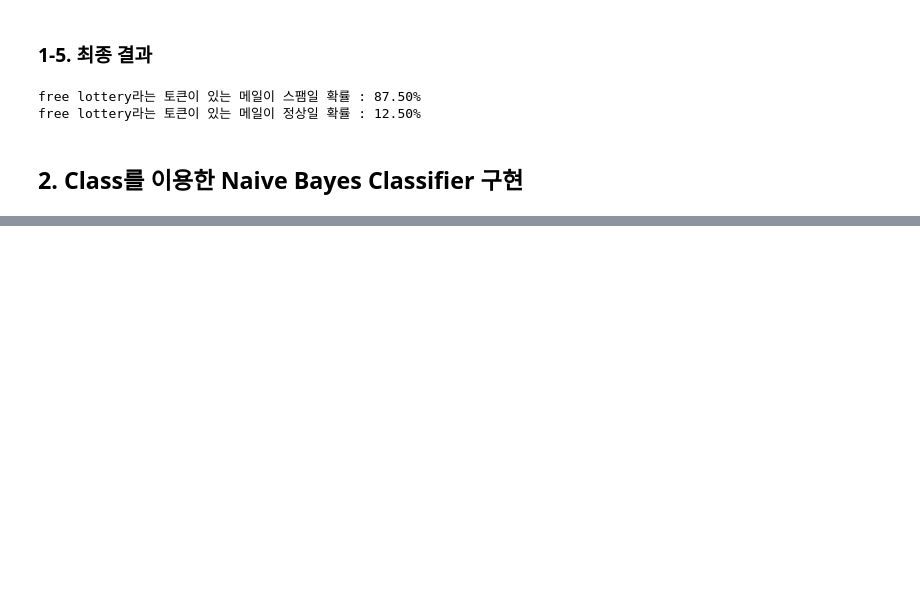
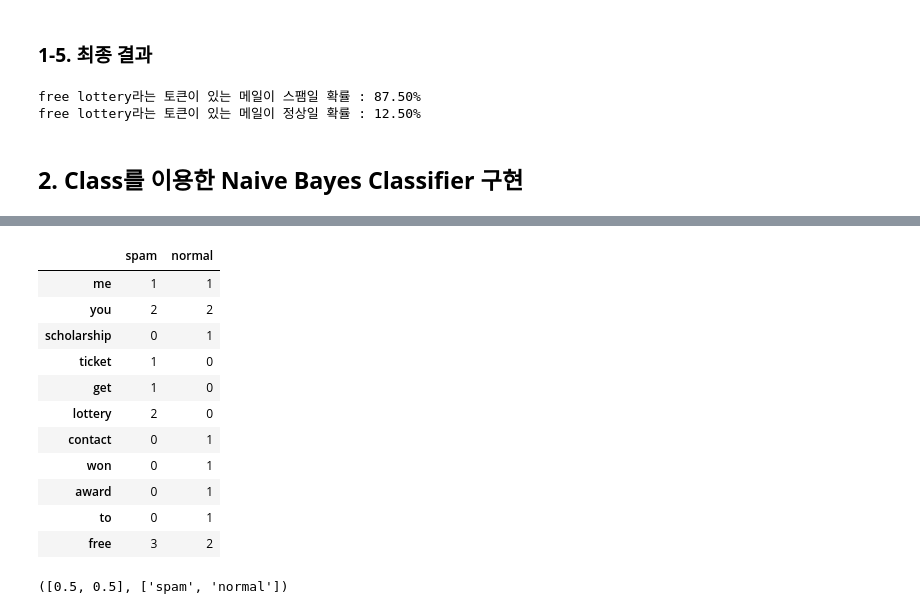
Before and after one commit to Jisang-hwang93/NLP_Class, a Jupyter notebook: 10 Naive Bayes Classifier Practice.ipynb, the cells around one changed output, grey strips where cells are left out. Drawn from its saved outputs; the diff is of its cells as text; code cells hidden in the pictures; blank space fills up the shorter version.

```diff
--- a/10 Naive Bayes Classifier Practice.ipynb
+++ b/10 Naive Bayes Classifier Practice.ipynb
@@ -384,0 +390,16 @@ nbc.run(check)
+# %%
+# 각 문장 토큰화
+lines = []
+tokens = []
+
+for i in range(len(mail)):
+    lines.append(mail[i].split(" "))
+    # 단어 뭉치 생성
+    for word in lines[i]:
+        tokens.append(word)
+tokens = list(set(tokens))
+
+# 메일의 종류
+types = list(set(mail_type))
+
+lines, tokens, types
@@ -384,0 +425,8 @@ nbc.run(check)
+# %%
+# 메일 분류 확인
+import pandas as pd
+
+mail_classify = {"메일" : lines, "분류" : mail_type}
+df = pd.DataFrame(mail_classify)
+
+df
@@ -384,0 +441,45 @@ nbc.run(check)
+# %%
+# 토큰별 분류 카운트
+import numpy as np
+
+type_matrix = []
+
+for tokens_idx in range(len(tokens)):
+    type_count = [0 for a in range(len(types))]
+    for type_idx in range(len(types)):
+        for line_idx, label in enumerate(mail_classify["분류"]):
+            if label == types[type_idx]:
+                if tokens[tokens_idx] in lines[line_idx]:
+                    type_count[type_idx] += lines[line_idx].count(tokens[tokens_idx])
+    type_matrix.append(type_count)
+
+matrix_table = pd.DataFrame(type_matrix, index=tokens, columns=types)
+matrix_table
+# %% [output]
+|  | spam | normal |
+| me | 1 | 1 |
+| you | 2 | 2 |
+| scholarship | 0 | 1 |
+| ticket | 1 | 0 |
+| get | 1 | 0 |
+| lottery | 2 | 0 |
+| contact | 0 | 1 |
+| won | 0 | 1 |
+| award | 0 | 1 |
+| to | 0 | 1 |
+| free | 3 | 2 |
+# %%
+# 사전확률 계산
+prior_prob = []
+
+for type_idx in types:
+    count_type = 0
+    for i in range(len(lines)):
+        if type_idx == mail_classify['분류'][i]:
+            count_type += 1
+
+    prior_prob.append(count_type/len(lines))
+
+prior_prob, types
+# %% [output]
+([0.5, 0.5], ['spam', 'normal'])
```
Also changed, not shown: parts of 31 cells of this notebook.
